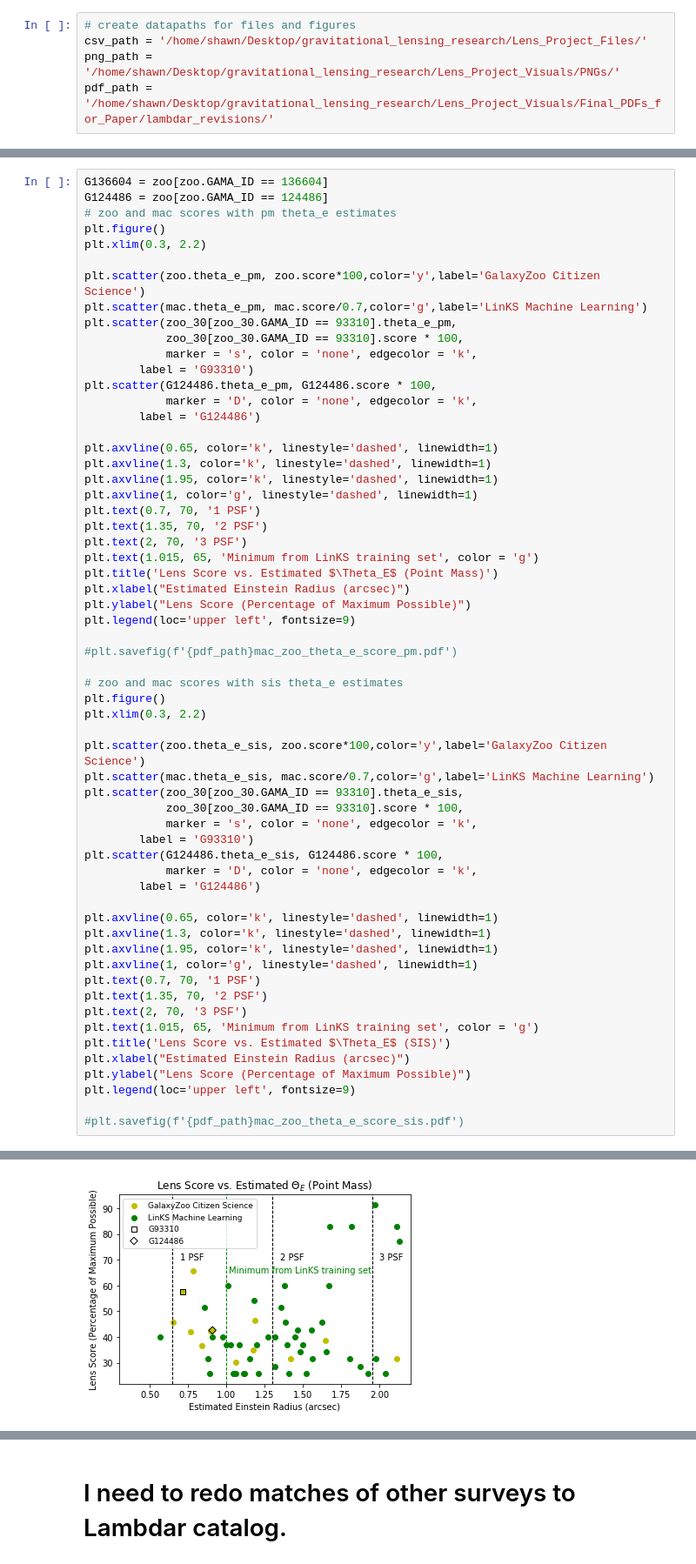
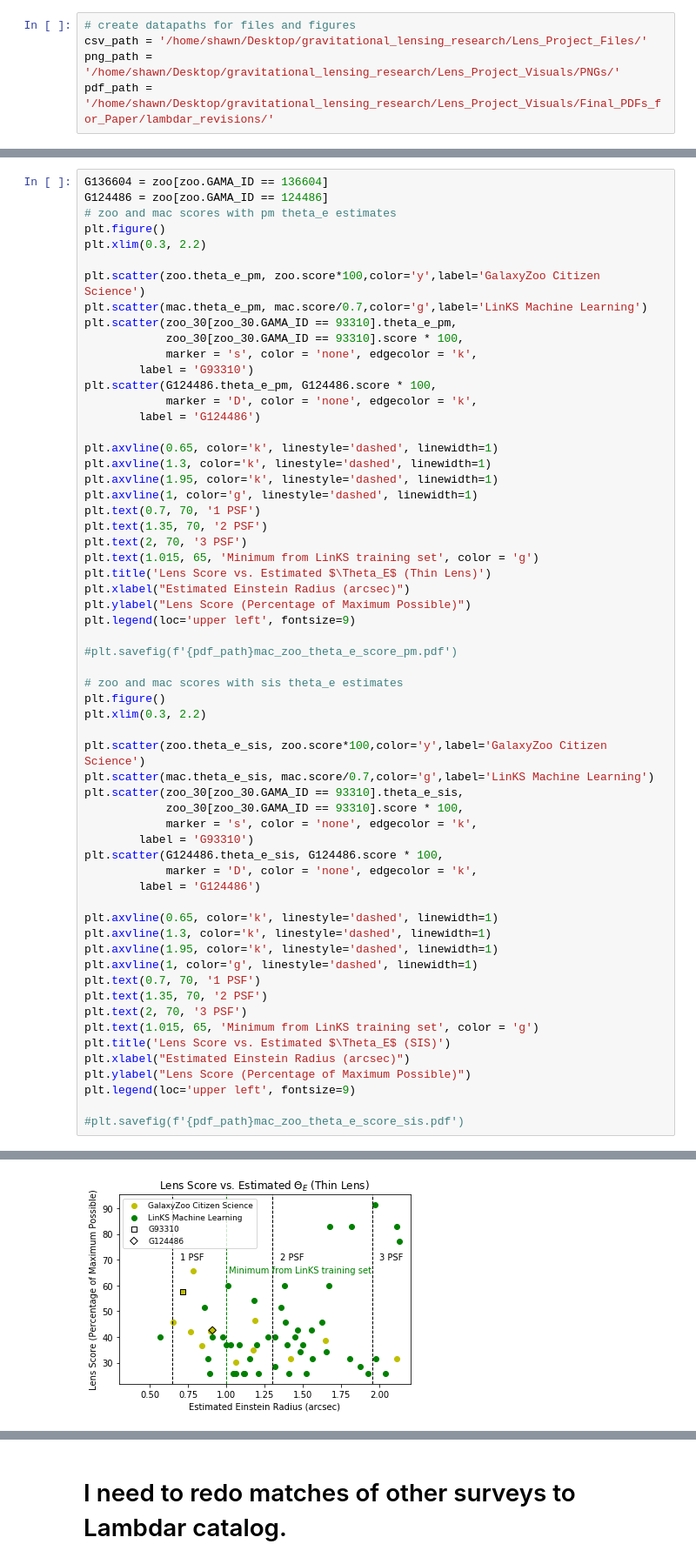
Before and after one commit to shawnknabel/lens_methods, a Jupyter notebook: Notebook_Files/visualization/paper_visualizations_063020.ipynb, the cells around one changed output, grey strips where cells are left out. Shown: that part at 87% size. Cells and saved outputs as stored; diff of their text form.

```diff
--- a/Notebook_Files/visualization/paper_visualizations_063020.ipynb
+++ b/Notebook_Files/visualization/paper_visualizations_063020.ipynb
@@ -64,7 +73,7 @@ plt.text(0.7, 70, '1 PSF')
 plt.text(1.35, 70, '2 PSF')
 plt.text(2, 70, '3 PSF')
 plt.text(1.015, 65, 'Minimum from LinKS training set', color = 'g')
-plt.title('Lens Score vs. Estimated $\Theta_E$ (Point Mass)')
+plt.title('Lens Score vs. Estimated $\Theta_E$ (Thin Lens)')
 plt.xlabel("Estimated Einstein Radius (arcsec)")
 plt.ylabel("Lens Score (Percentage of Maximum Possible)")
 plt.legend(loc='upper left', fontsize=9)
@@ -103,4 +113,4 @@ plt.legend(loc='upper left', fontsize=9)
-[figure, old version]
+[figure, new version]
 [figure]
 # %%
 G136604 = zoo[zoo.GAMA_ID == 136604]
```
Also changed, not shown: parts of 25 cells of this notebook, 50 other files.
